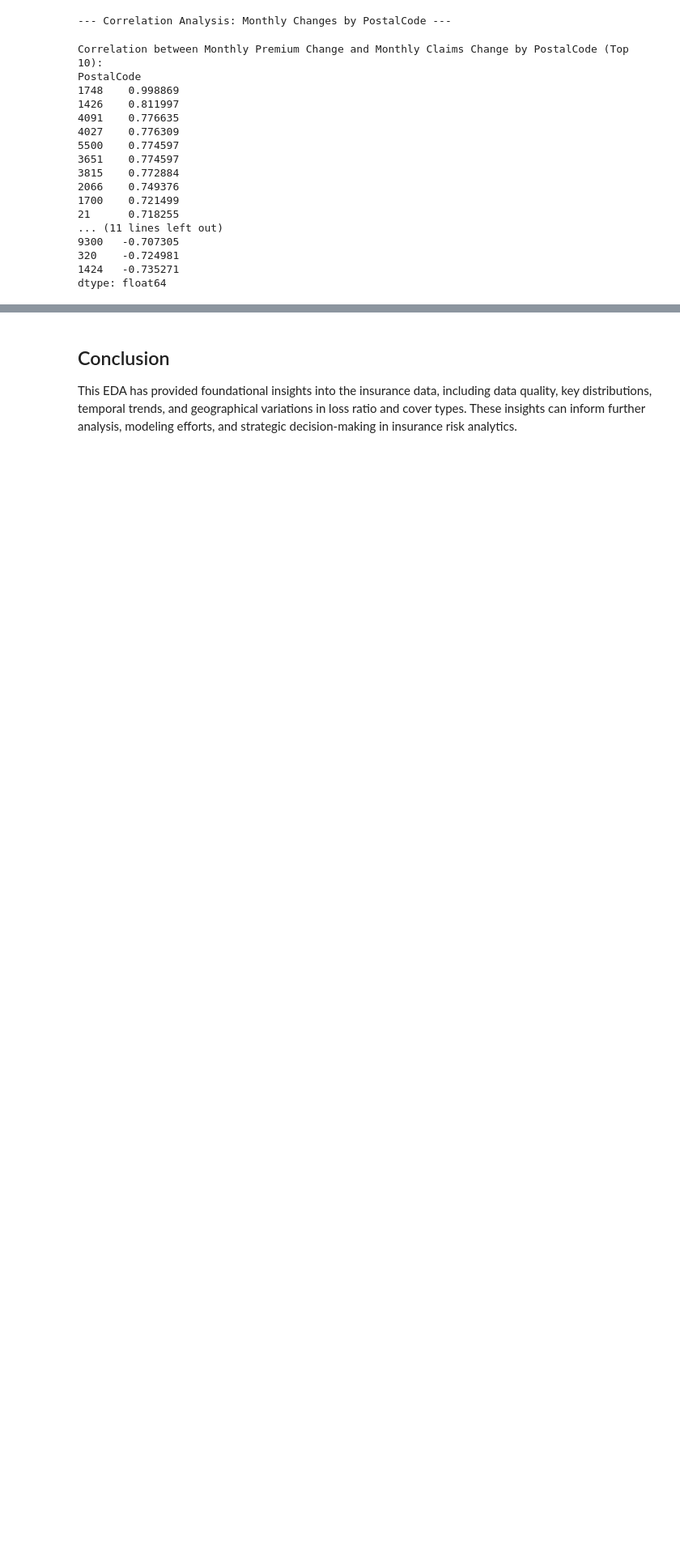
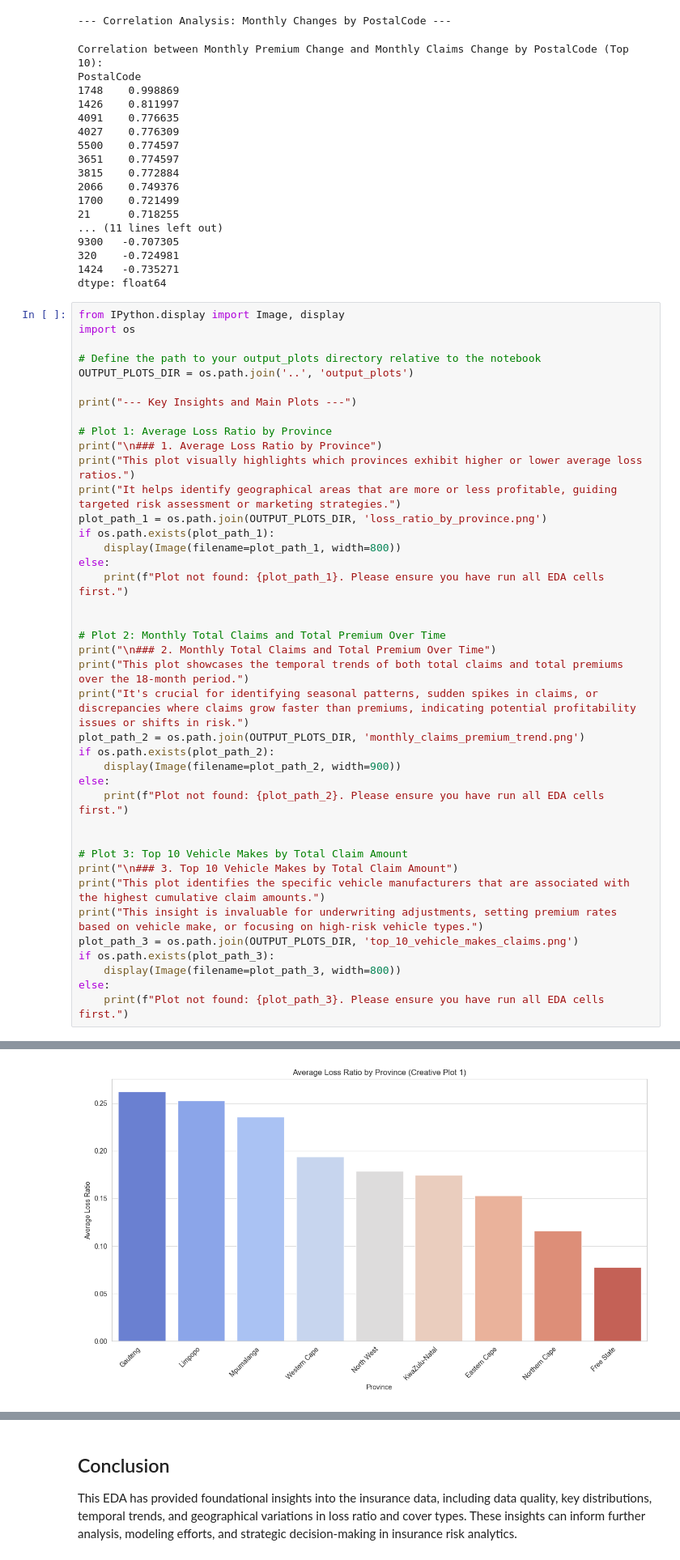
Before and after one commit to plony/week_3_insurance_risk_analytics-, a Jupyter notebook: notebooks/EDA.ipynb, the cells around one changed output, grey strips where cells are left out. Shown at 81% size. Saved outputs shown, nothing was run; the diff lists cells and outputs as text; blank space fills up the shorter version.

```diff
--- a/notebooks/EDA.ipynb
+++ b/notebooks/EDA.ipynb
@@ -479,3 +479,44 @@ PostalCode
 320    -0.724981
 1424   -0.735271
 dtype: float64
+# %%
+from IPython.display import Image, display
+import os
+
+# Define the path to your output_plots directory relative to the notebook
+OUTPUT_PLOTS_DIR = os.path.join('..', 'output_plots')
+
+print("--- Key Insights and Main Plots ---")
+
+# Plot 1: Average Loss Ratio by Province
+print("\n### 1. Average Loss Ratio by Province")
+print("This plot visually highlights which provinces exhibit higher or lower average loss ratios.")
+print("It helps identify geographical areas that are more or less profitable, guiding targeted risk assessment or marketing strategies.")
+plot_path_1 = os.path.join(OUTPUT_PLOTS_DIR, 'loss_ratio_by_province.png')
+if os.path.exists(plot_path_1):
+    display(Image(filename=plot_path_1, width=800))
+else:
+    print(f"Plot not found: {plot_path_1}. Please ensure you have run all EDA cells first.")
+
+
+# Plot 2: Monthly Total Claims and Total Premium Over Time
+print("\n### 2. Monthly Total Claims and Total Premium Over Time")
+print("This plot showcases the temporal trends of both total claims and total premiums over the 18-month period.")
+print("It's crucial for identifying seasonal patterns, sudden spikes in claims, or discrepancies where claims grow faster than premiums, indicating potential profitability issues or shifts in risk.")
+plot_path_2 = os.path.join(OUTPUT_PLOTS_DIR, 'monthly_claims_premium_trend.png')
+if os.path.exists(plot_path_2):
+    display(Image(filename=plot_path_2, width=900))
+else:
+    print(f"Plot not found: {plot_path_2}. Please ensure you have run all EDA cells first.")
+
+
+# Plot 3: Top 10 Vehicle Makes by Total Claim Amount
+print("\n### 3. Top 10 Vehicle Makes by Total Claim Amount")
+print("This plot identifies the specific vehicle manufacturers that are associated with the highest cumulative claim amounts.")
+print("This insight is invaluable for underwriting adjustments, setting premium rates based on vehicle make, or focusing on high-risk vehicle types.")
+plot_path_3 = os.path.join(OUTPUT_PLOTS_DIR, 'top_10_vehicle_makes_claims.png')
+if os.path.exists(plot_path_3):
+    display(Image(filename=plot_path_3, width=800))
+else:
+    print(f"Plot not found: {plot_path_3}. Please ensure you have run all EDA cells first.")
+# %% [output]
@@ -481,0 +528 @@ dtype: float64
+[figure, added]
```
Also changed, not shown: parts of 4 cells of this notebook, 1 other file.
